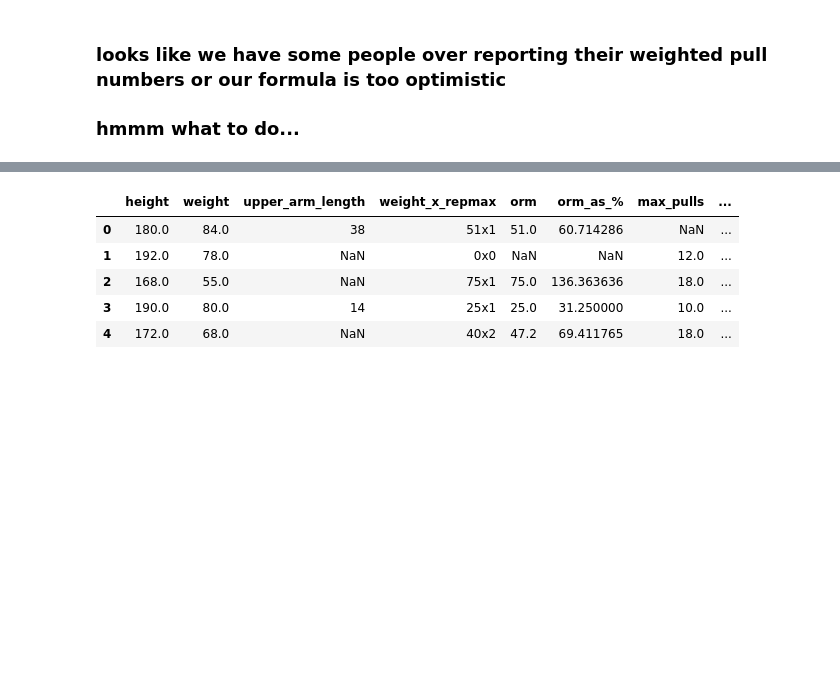
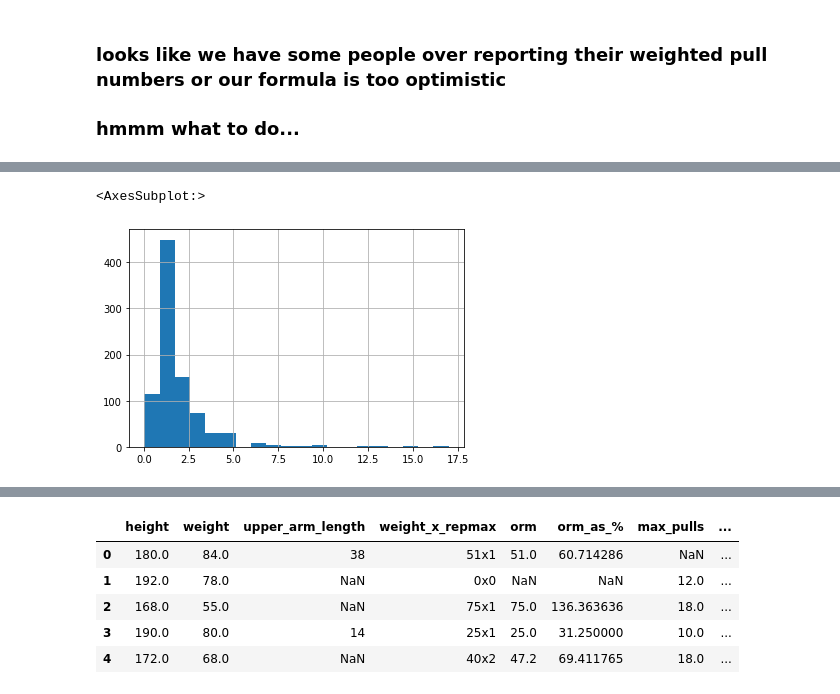
Before and after one commit to JYC11/weightedpull_oac, a Jupyter notebook: exploratory_data_analysis.ipynb, the cells around one changed output, grey strips where cells are left out. Saved outputs shown, nothing was run; the diff lists cells and outputs as text; code cells hidden in the pictures; blank space fills up the shorter version.

```diff
--- a/exploratory_data_analysis.ipynb
+++ b/exploratory_data_analysis.ipynb
@@ -190,0 +213,5 @@ copy.to_excel("no_dummies_v2.xlsx",index=False)
+# %%
+copy["years_of_training"].hist(bins=20)
+# %% [output]
+<AxesSubplot:>
+[figure, added]
```
Also changed, not shown: parts of 23 cells of this notebook, 4 other files.
